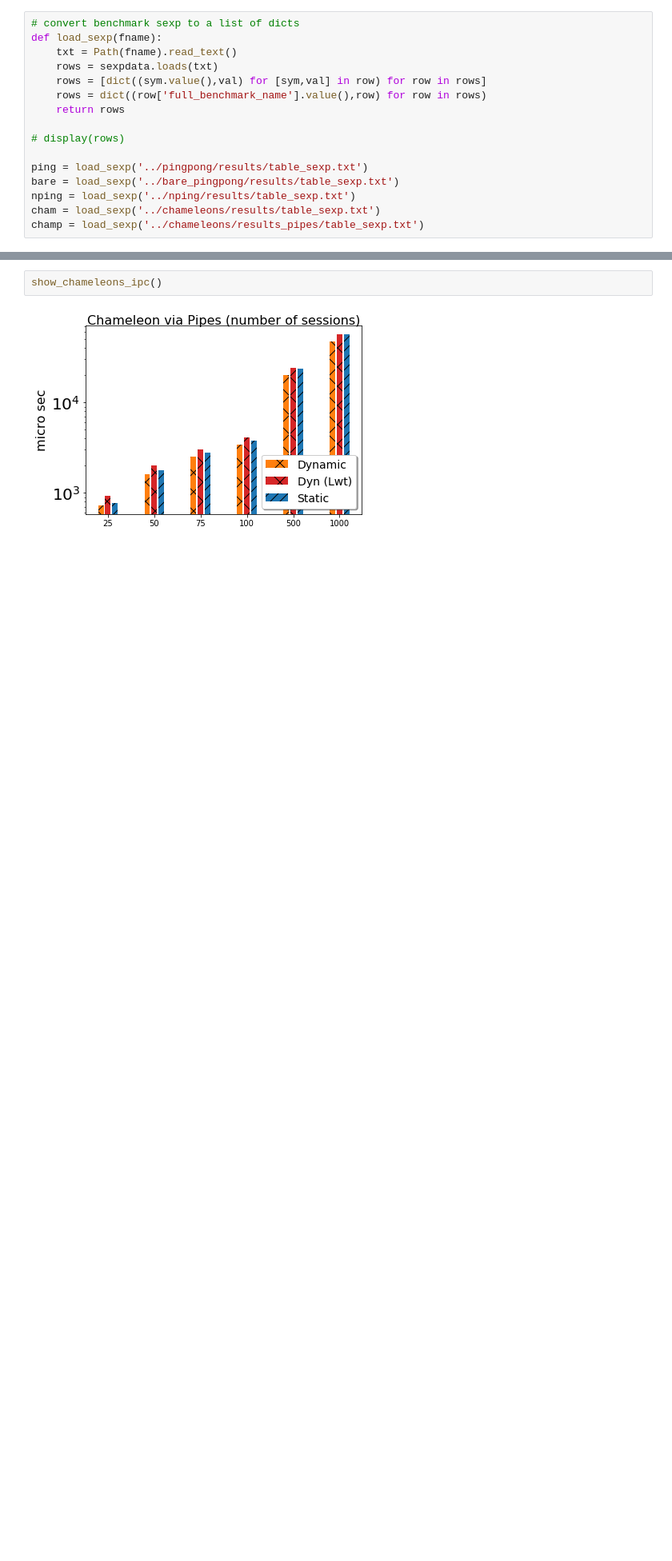
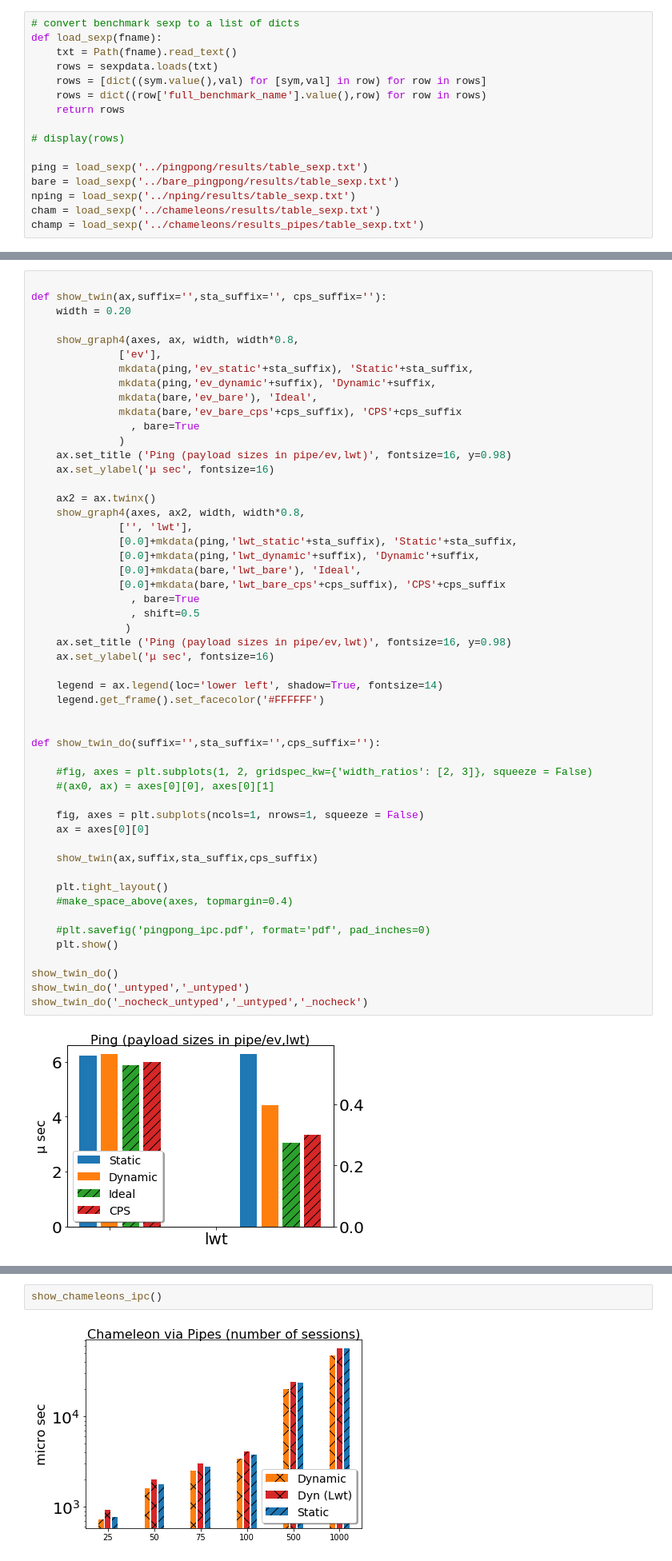
Before and after one commit to keigoi/ocaml-mpst, a Jupyter notebook: benchmark/graphs/Graphs.ipynb, the cells around one changed output, grey strips where cells are left out. Shown: that part at 80% size. Drawn from its saved outputs; the diff is of its cells as text; blank space fills up the shorter version.

```diff
--- a/benchmark/graphs/Graphs.ipynb
+++ b/benchmark/graphs/Graphs.ipynb
@@ -150,0 +151,54 @@ plt.show()
+# %%
+
+def show_twin(ax,suffix='',sta_suffix='', cps_suffix=''):
+    width = 0.20
+
+    show_graph4(axes, ax, width, width*0.8,
+              ['ev'],
+              mkdata(ping,'ev_static'+sta_suffix), 'Static'+sta_suffix,
+              mkdata(ping,'ev_dynamic'+suffix), 'Dynamic'+suffix,
+              mkdata(bare,'ev_bare'), 'Ideal',
+              mkdata(bare,'ev_bare_cps'+cps_suffix), 'CPS'+cps_suffix
+                , bare=True
+              )
+    ax.set_title ('Ping (payload sizes in pipe/ev,lwt)', fontsize=16, y=0.98)
+    ax.set_ylabel('μ sec', fontsize=16)
+
+    ax2 = ax.twinx()
+    show_graph4(axes, ax2, width, width*0.8,
+              ['', 'lwt'],
+              [0.0]+mkdata(ping,'lwt_static'+sta_suffix), 'Static'+sta_suffix,
+              [0.0]+mkdata(ping,'lwt_dynamic'+suffix), 'Dynamic'+suffix,
+              [0.0]+mkdata(bare,'lwt_bare'), 'Ideal',
+              [0.0]+mkdata(bare,'lwt_bare_cps'+cps_suffix), 'CPS'+cps_suffix
+                , bare=True
+                , shift=0.5
+               )
+    ax.set_title ('Ping (payload sizes in pipe/ev,lwt)', fontsize=16, y=0.98)
+    ax.set_ylabel('μ sec', fontsize=16)
+
+    legend = ax.legend(loc='lower left', shadow=True, fontsize=14)
+    legend.get_frame().set_facecolor('#FFFFFF')
+
+
+def show_twin_do(suffix='',sta_suffix='',cps_suffix=''):
+
+    #fig, axes = plt.subplots(1, 2, gridspec_kw={'width_ratios': [2, 3]}, squeeze = False)
+    #(ax0, ax) = axes[0][0], axes[0][1]
+
+    fig, axes = plt.subplots(ncols=1, nrows=1, squeeze = False)
+    ax = axes[0][0]
+
+    show_twin(ax,suffix,sta_suffix,cps_suffix)
+
+    plt.tight_layout()
+    #make_space_above(axes, topmargin=0.4)
+
+    #plt.savefig('pingpong_ipc.pdf', format='pdf', pad_inches=0)
+    plt.show()
+
+show_twin_do()
+show_twin_do('_untyped','_untyped')
+show_twin_do('_nocheck_untyped','_untyped','_nocheck')
+# %% [output]
+[figure, added]
```
Also changed, not shown: parts of 15 cells of this notebook, 1 other file.
